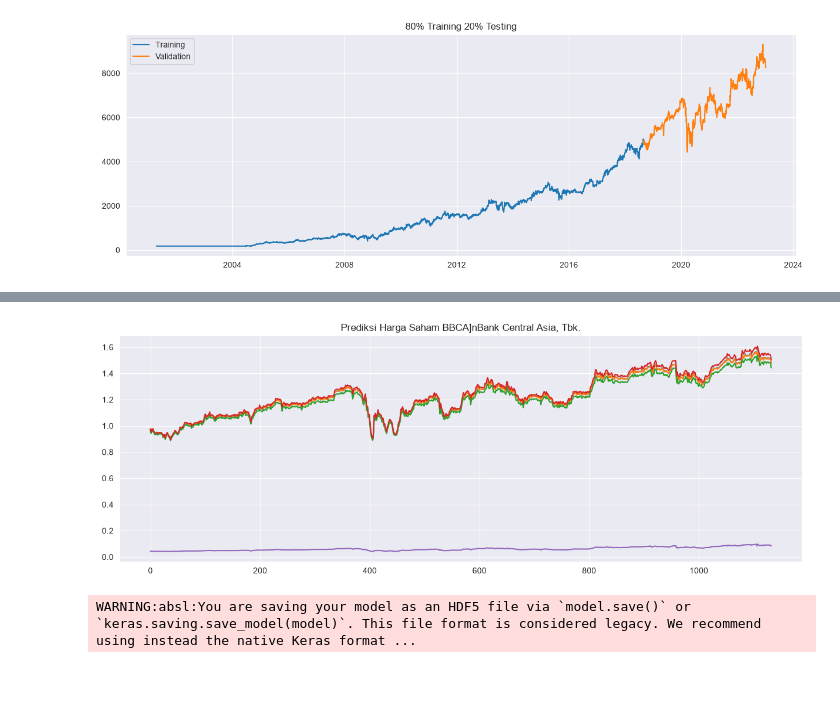
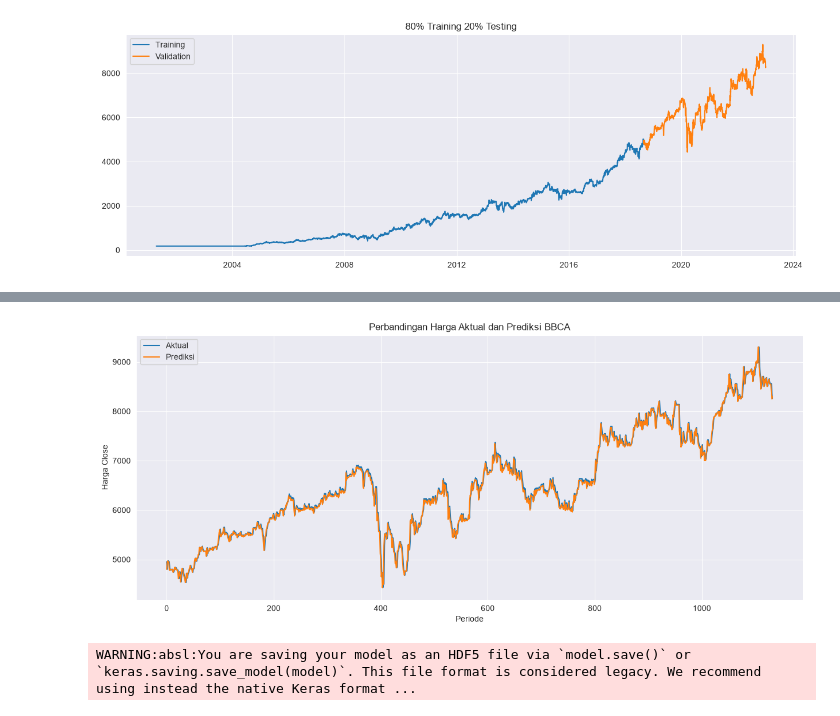
Before and after one commit to febryofibonacciamadeo/Prediksi_Saham_BBCA_menggunakan_LSTM, a Jupyter notebook: code.ipynb, the cells around one changed output, grey strips where cells are left out. Cells and saved outputs as stored; diff of their text form; code cells hidden in the pictures; blank space fills up the shorter version.

Commit message:
Prediksi Harga Saham BBCA

```diff
--- a/code.ipynb
+++ b/code.ipynb
@@ -317,10 +317,27 @@ array([[0.97366655, 0.975342  , 0.9650635 , 0.9762458 , 0.0437486 ],
 # %%
-plt.figure(figsize=(15, 5))
-plt.plot(pred)
-plt.title("Prediksi Harga Saham BBCA]nBank Central Asia, Tbk.")
-plt.show()
+# Ubah menjadi 1D
+pred_scaled = pred.reshape(-1, 1)
+
+# Ambil aktual dari test_set
+actual_scaled = np.concatenate([y.numpy().reshape(-1, 1) for _, y in test_set])
+
+# Inverse transform ke harga asli
+pred = scaler.inverse_transform(pred)
+actual = scaler.inverse_transform(actual_scaled)
-# %% [output]
-[figure, removed]
+# %%
+# Plot
+plt.figure(figsize=(15, 6))
+
+plt.plot(pred, label="Aktual")
+plt.plot(actual, label="Prediksi")
+plt.title("Perbandingan Harga Aktual dan Prediksi BBCA")
+plt.xlabel("Periode")
+plt.ylabel("Harga Close")
+plt.legend()
+plt.grid(True)
+plt.show()
+# %% [output]
+[figure, added]
 # %%
 model.save("bbca_forecast_model.h5")
 # %% [output]
```
Also changed, not shown: parts of 18 cells of this notebook, 1 other file.
